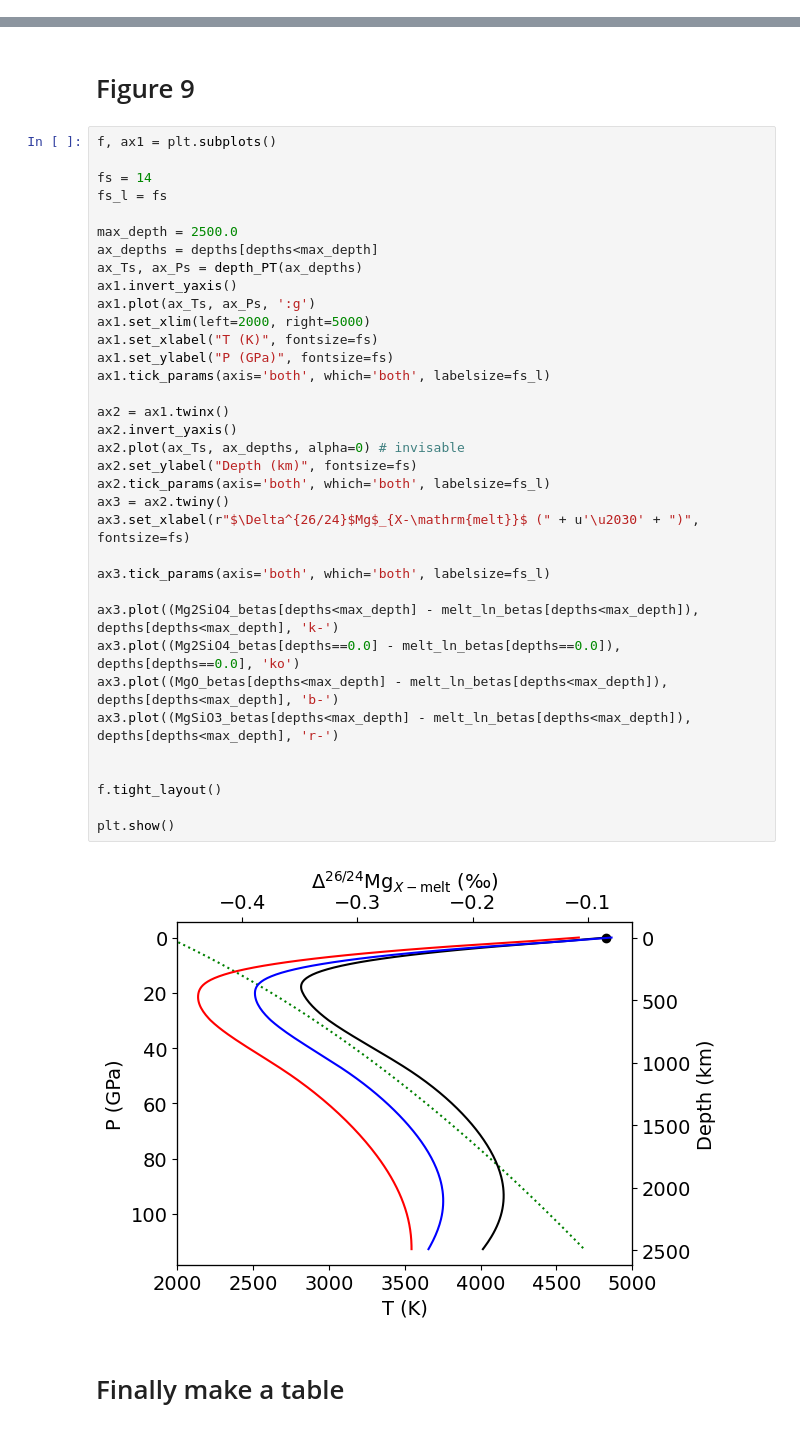
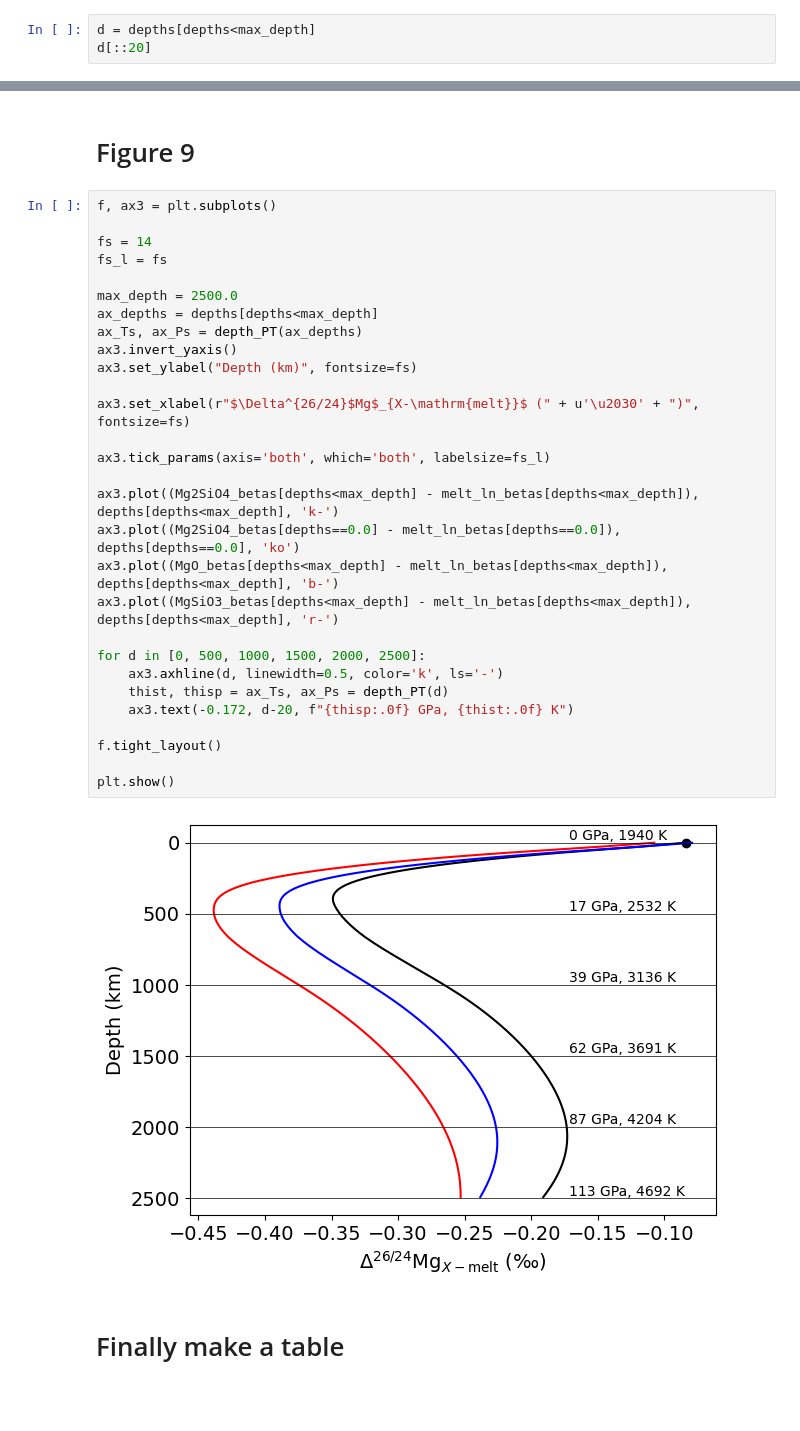
Before and after one commit to andreww/isofrac, a Jupyter notebook: alpha_geotherm.ipynb, the cells around one changed output, grey strips where cells are left out. Cells and saved outputs as stored; diff of their text form; blank space fills up the shorter version.

Commit message:
Change Figures 6 and 9
Remove liquidus line and put P & T at particular depths
on the figure.

```diff
--- a/alpha_geotherm.ipynb
+++ b/alpha_geotherm.ipynb
@@ -466,0 +469,3 @@ plt.show()
+# %%
+d = depths[depths<max_depth]
+d[::20]
@@ -467,42 +476,36 @@ plt.show()
 # %% [markdown]
 # Figure 9
 # %%
-f, ax1 = plt.subplots()
+f, ax3 = plt.subplots()
 
 fs = 14
 fs_l = fs
 
 max_depth = 2500.0
 ax_depths = depths[depths<max_depth]
 ax_Ts, ax_Ps = depth_PT(ax_depths)
-ax1.invert_yaxis()
-ax1.plot(ax_Ts, ax_Ps, ':g')
-ax1.set_xlim(left=2000, right=5000)
-ax1.set_xlabel("T (K)", fontsize=fs)
-ax1.set_ylabel("P (GPa)", fontsize=fs)
-ax1.tick_params(axis='both', which='both', labelsize=fs_l)
+ax3.invert_yaxis()
+ax3.set_ylabel("Depth (km)", fontsize=fs)
 
-ax2 = ax1.twinx()
-ax2.invert_yaxis()
-ax2.plot(ax_Ts, ax_depths, alpha=0) # invisable
-ax2.set_ylabel("Depth (km)", fontsize=fs)
-ax2.tick_params(axis='both', which='both', labelsize=fs_l)
-ax3 = ax2.twiny()
 ax3.set_xlabel(r"$\Delta^{26/24}$Mg$_{X-\mathrm{melt}}$ (" + u'\u2030' + ")", fontsize=fs)
 
 ax3.tick_params(axis='both', which='both', labelsize=fs_l)
 
 ax3.plot((Mg2SiO4_betas[depths<max_depth] - melt_ln_betas[depths<max_depth]), depths[depths<max_depth], 'k-')
 ax3.plot((Mg2SiO4_betas[depths==0.0] - melt_ln_betas[depths==0.0]), depths[depths==0.0], 'ko')
 ax3.plot((MgO_betas[depths<max_depth] - melt_ln_betas[depths<max_depth]), depths[depths<max_depth], 'b-')
 ax3.plot((MgSiO3_betas[depths<max_depth] - melt_ln_betas[depths<max_depth]), depths[depths<max_depth], 'r-')
 
+for d in [0, 500, 1000, 1500, 2000, 2500]:
+    ax3.axhline(d, linewidth=0.5, color='k', ls='-')
+    thist, thisp = ax_Ts, ax_Ps = depth_PT(d)
+    ax3.text(-0.172, d-20, f"{thisp:.0f} GPa, {thist:.0f} K")
 
 f.tight_layout()
 
 plt.show()
 # %% [output]
-[figure, old version]
+[figure, new version]
 # %% [markdown]
 # Finally make a table
 # %%
```
Also changed, not shown: parts of 11 cells of this notebook.
